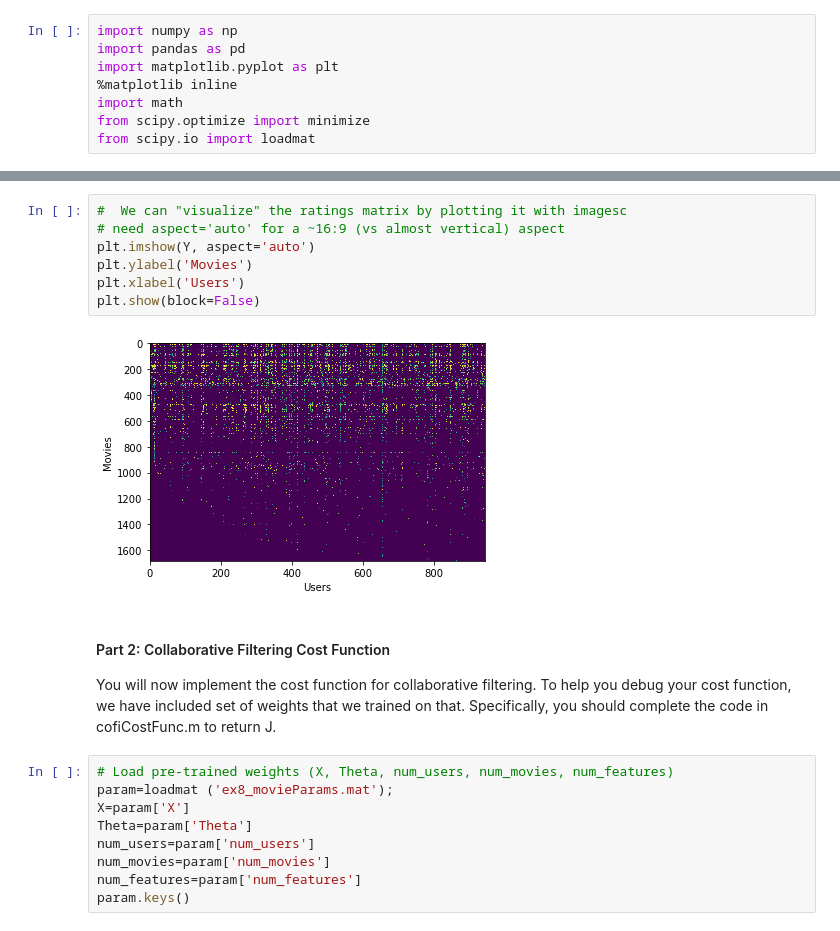
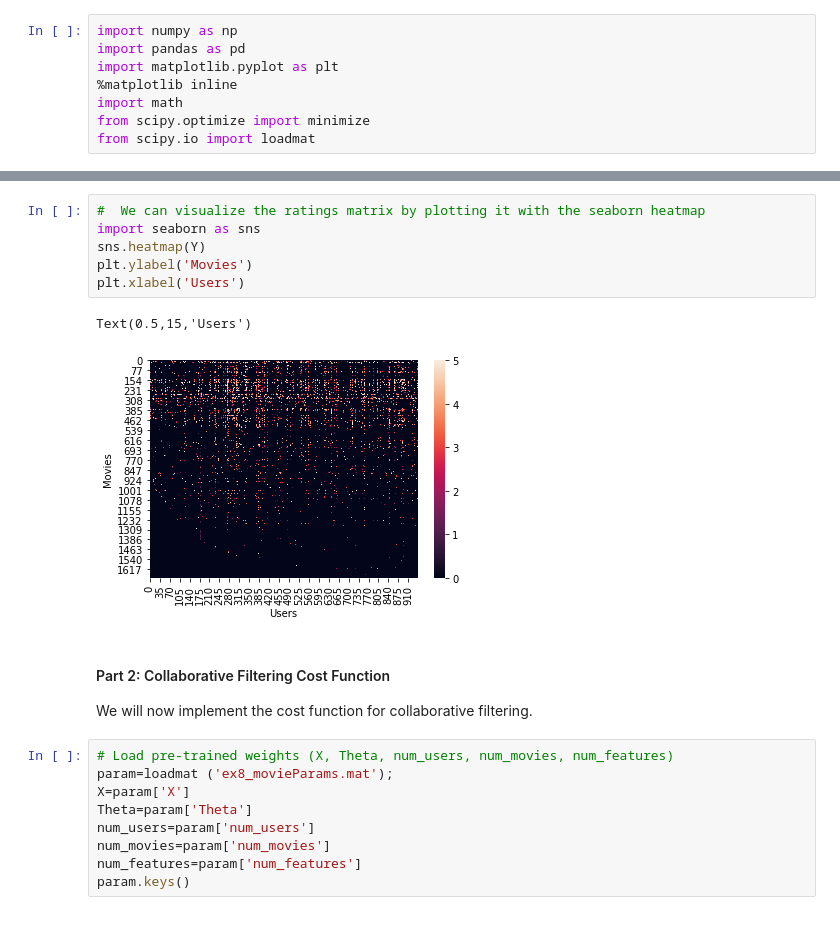
Before and after one commit to zhangjy529/Andrew-Machine-learning-projects-by-Python, a Jupyter notebook: ex8 Anomaly detection and recommender system/ex8_cofi.ipynb, the cells around one changed output, grey strips where cells are left out. Drawn from its saved outputs; the diff is of its cells as text.

```diff
--- a/ex8 Anomaly detection and recommender system/ex8_cofi.ipynb
+++ b/ex8 Anomaly detection and recommender system/ex8_cofi.ipynb
@@ -38,18 +40,15 @@ Average rating for movie 1 (Toy Story):  3.87831858407
 # %%
-#  We can "visualize" the ratings matrix by plotting it with imagesc
-# need aspect='auto' for a ~16:9 (vs almost vertical) aspect
-plt.imshow(Y, aspect='auto')
+#  We can visualize the ratings matrix by plotting it with the seaborn heatmap
+import seaborn as sns
+sns.heatmap(Y)
 plt.ylabel('Movies')
 plt.xlabel('Users')
-plt.show(block=False)
 # %% [output]
+Text(0.5,15,'Users')
-[figure, old version]
+[figure, new version]
 # %% [markdown]
 #### Part 2: Collaborative Filtering Cost Function
-You will now implement the cost function for collaborative filtering.
-To help you debug your cost function, we have included set of weights
-that we trained on that. Specifically, you should complete the code in
-cofiCostFunc.m to return J.
+We will now implement the cost function for collaborative filtering.
 # %%
 # Load pre-trained weights (X, Theta, num_users, num_movies, num_features)
 param=loadmat ('ex8_movieParams.mat');
```
Also changed, not shown: parts of 23 cells of this notebook, 1 other file.
